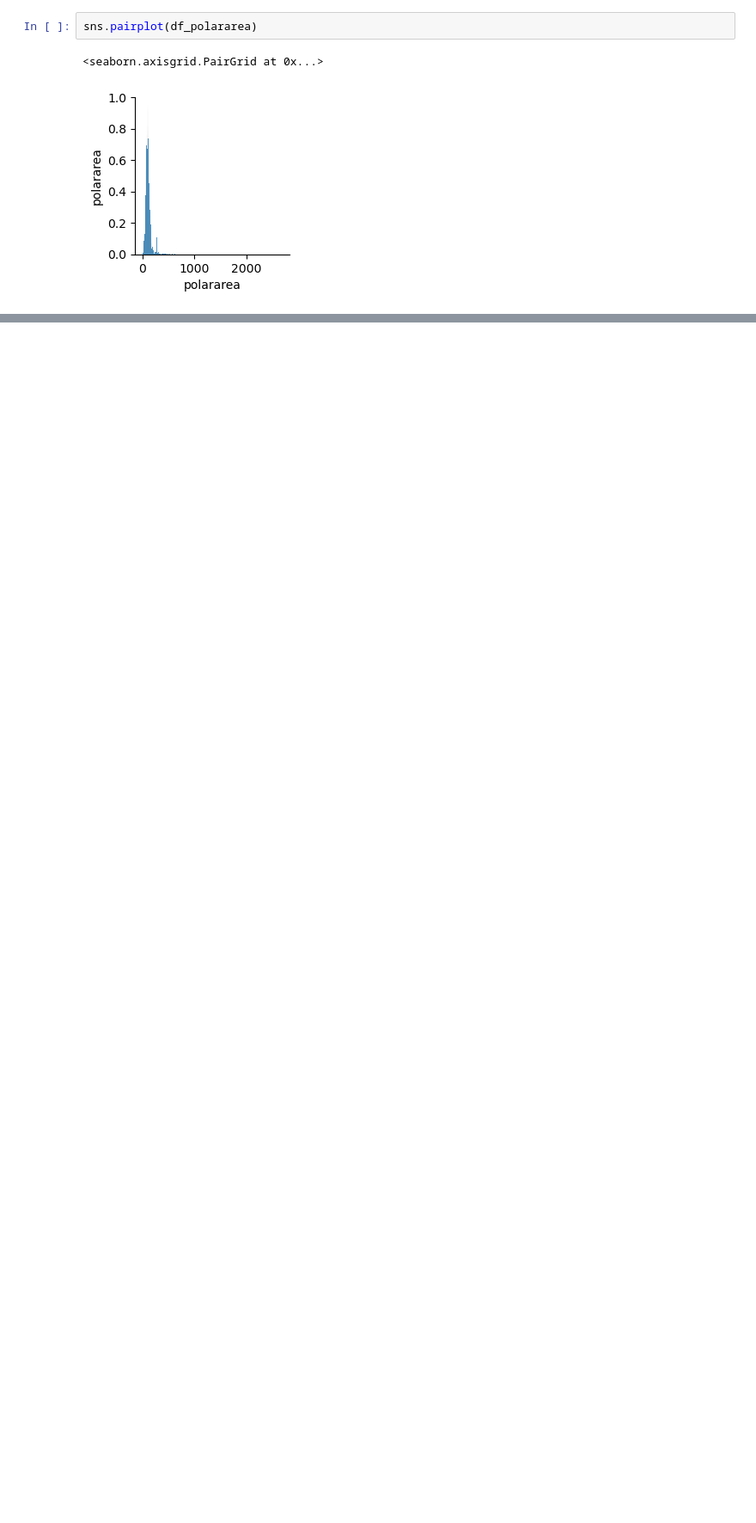
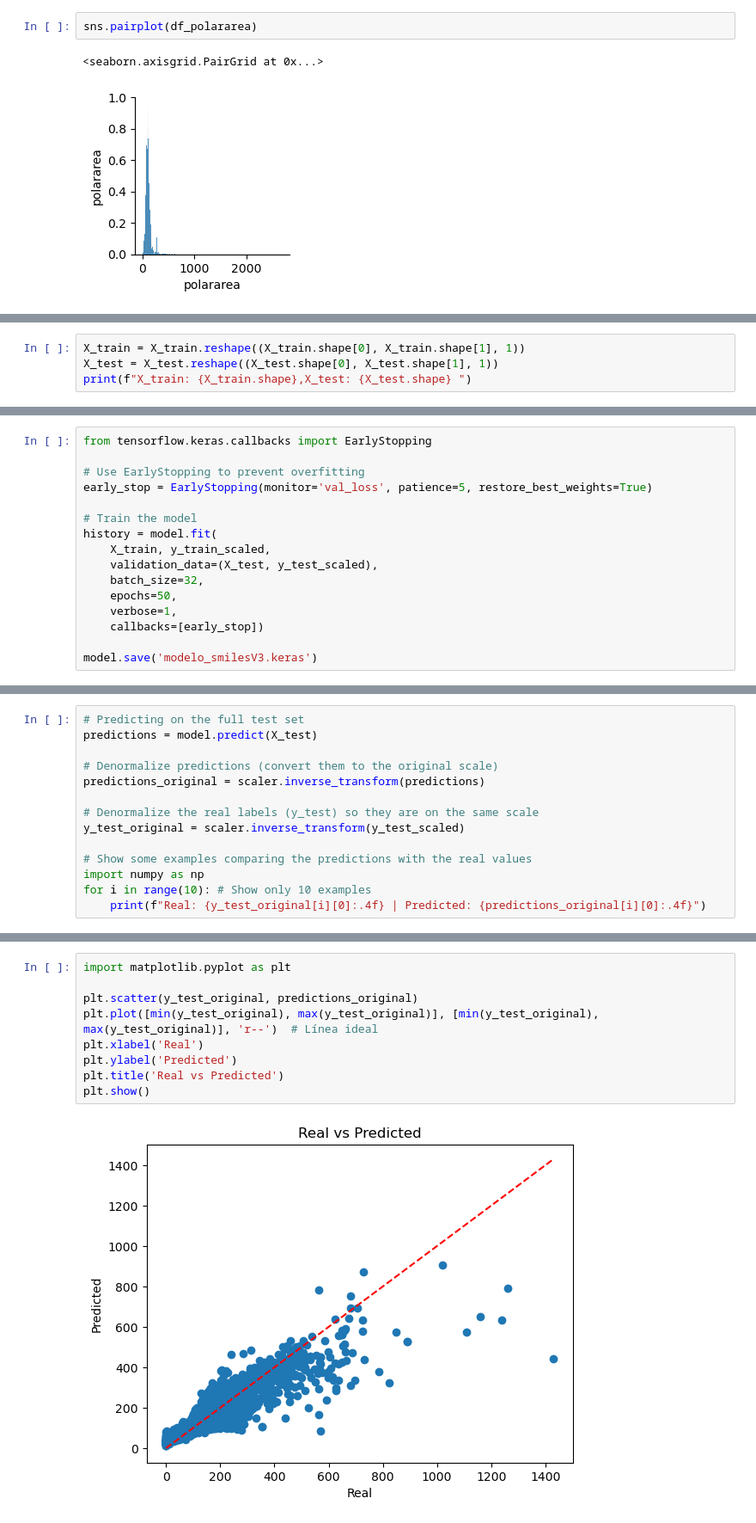
Before and after one commit to RominaZK/Molecular-property-prediction-combining-CNN-and-GRU-Neural-Networks-with-embedding-layer-for-SMILES-, a Jupyter notebook: MolecularPropietyPrediction.ipynb, the cells around one changed output, grey strips where cells are left out. Shown at 86% size. Drawn from its saved outputs; the diff is of its cells as text; blank space fills up the shorter version.

```diff
--- a/MolecularPropietyPrediction.ipynb
+++ b/MolecularPropietyPrediction.ipynb
@@ -50,0 +199,4 @@ sns.pairplot(df_polararea)
+# %%
+X_train = X_train.reshape((X_train.shape[0], X_train.shape[1], 1))
+X_test = X_test.reshape((X_test.shape[0], X_test.shape[1], 1))
+print(f"X_train: {X_train.shape},X_test: {X_test.shape} ")
@@ -50,0 +277,16 @@ sns.pairplot(df_polararea)
+# %%
+from tensorflow.keras.callbacks import EarlyStopping
+
+# Use EarlyStopping to prevent overfitting
+early_stop = EarlyStopping(monitor='val_loss', patience=5, restore_best_weights=True)
+
+# Train the model
+history = model.fit(
+    X_train, y_train_scaled,
+    validation_data=(X_test, y_test_scaled),
+    batch_size=32,
+    epochs=50,
+    verbose=1,
+    callbacks=[early_stop])
+
+model.save('modelo_smilesV3.keras')
@@ -50,0 +319,14 @@ sns.pairplot(df_polararea)
+# %%
+# Predicting on the full test set
+predictions = model.predict(X_test)
+
+# Denormalize predictions (convert them to the original scale)
+predictions_original = scaler.inverse_transform(predictions)
+
+# Denormalize the real labels (y_test) so they are on the same scale
+y_test_original = scaler.inverse_transform(y_test_scaled)
+
+# Show some examples comparing the predictions with the real values
+import numpy as np
+for i in range(10): # Show only 10 examples
+    print(f"Real: {y_test_original[i][0]:.4f} | Predicted: {predictions_original[i][0]:.4f}")
@@ -50,0 +345,11 @@ sns.pairplot(df_polararea)
+# %%
+import matplotlib.pyplot as plt
+
+plt.scatter(y_test_original, predictions_original)
+plt.plot([min(y_test_original), max(y_test_original)], [min(y_test_original), max(y_test_original)], 'r--')  # Línea ideal
+plt.xlabel('Real')
+plt.ylabel('Predicted')
+plt.title('Real vs Predicted')
+plt.show()
+# %% [output]
+[figure, added]
```
Also changed, not shown: parts of 57 cells of this notebook.
